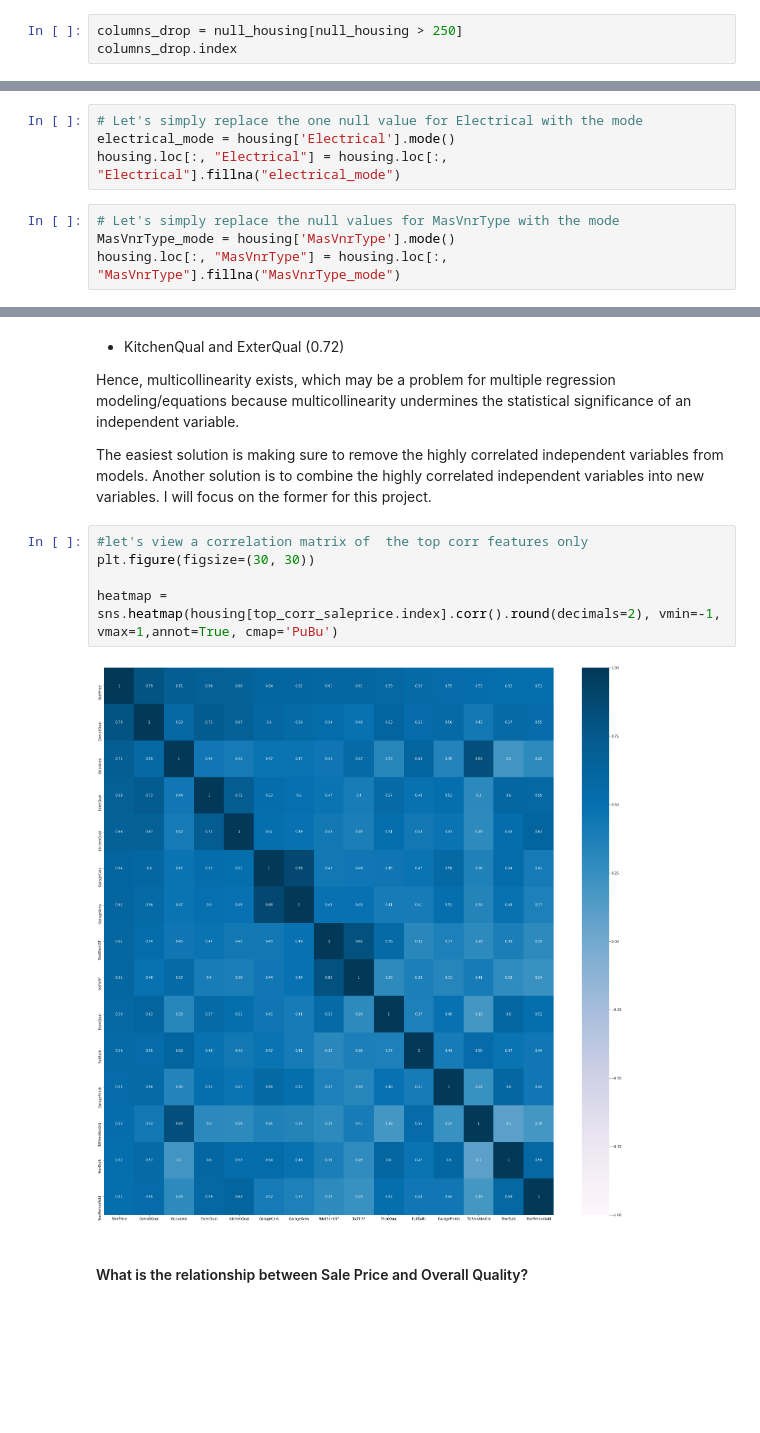
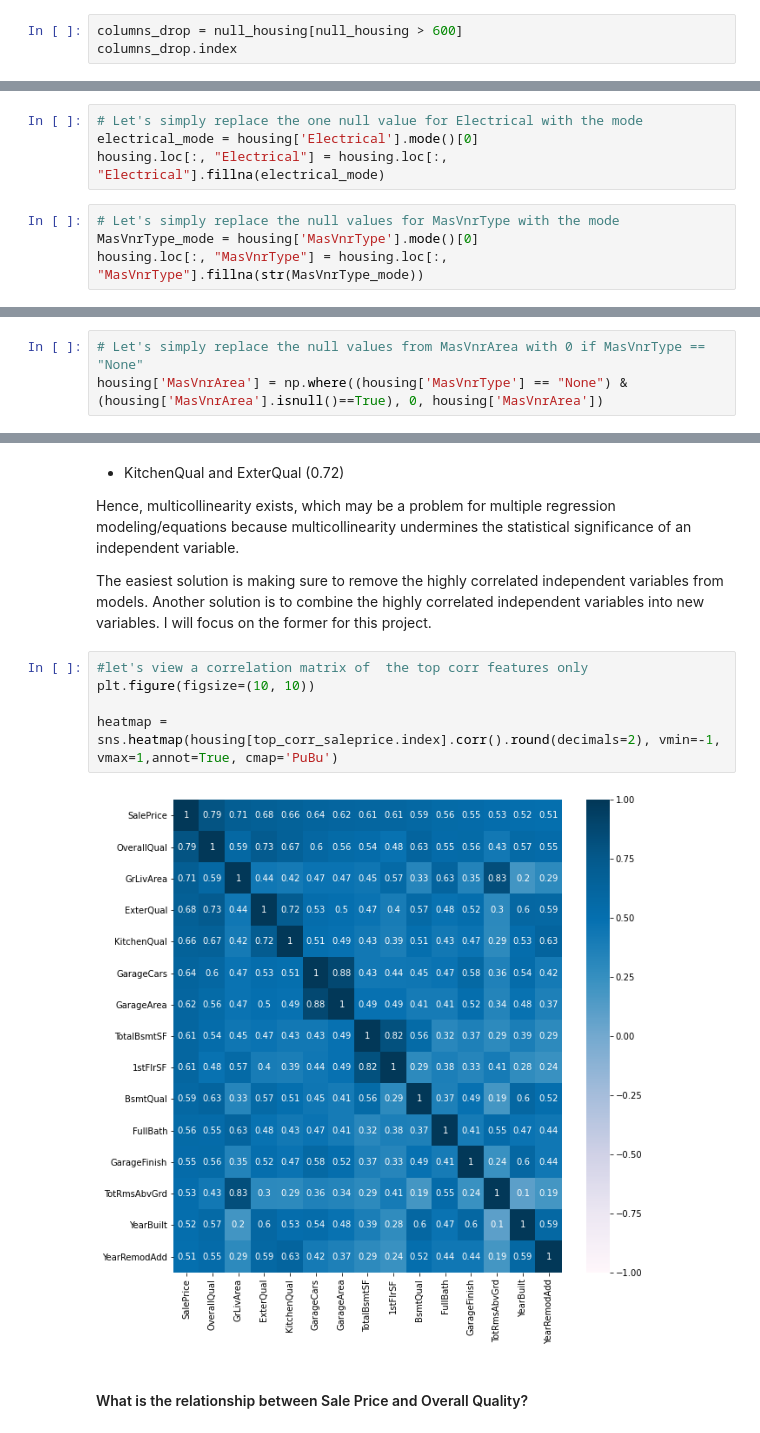
Before and after one commit to CS521-Burstein/final-project-alexmao0501, a Jupyter notebook: finalprojectv2.ipynb, the cells around one changed output, grey strips where cells are left out. Cells and saved outputs as stored; diff of their text form; blank space fills up the shorter version.

```diff
--- a/finalprojectv2.ipynb
+++ b/finalprojectv2.ipynb
@@ -141,6 +141,6 @@ Let's remove the columns that we won't be interested given the high amount of nu
 
 We can also deduce that the reason behind the high quantity of nulls for these columns is due to the fact the these features may not be present in all houses. In other words not all houses have pools, alleys, fences, fireplaces.
 # %%
-columns_drop = null_housing[null_housing > 250]
+columns_drop = null_housing[null_housing > 600]
 columns_drop.index
 # %% [output]
@@ -210,9 +203,9 @@ Handling remaining nulls for the following variables:
 - MasVnrType
 # %%
 # Let's simply replace the one null value for Electrical with the mode
-electrical_mode = housing['Electrical'].mode()
-housing.loc[:, "Electrical"] = housing.loc[:, "Electrical"].fillna("electrical_mode")
+electrical_mode = housing['Electrical'].mode()[0]
+housing.loc[:, "Electrical"] = housing.loc[:, "Electrical"].fillna(electrical_mode)
 # %%
 # Let's simply replace the null values for MasVnrType with the mode
-MasVnrType_mode = housing['MasVnrType'].mode()
-housing.loc[:, "MasVnrType"] = housing.loc[:, "MasVnrType"].fillna("MasVnrType_mode")
+MasVnrType_mode = housing['MasVnrType'].mode()[0]
+housing.loc[:, "MasVnrType"] = housing.loc[:, "MasVnrType"].fillna(str(MasVnrType_mode))
@@ -218,0 +228,3 @@ housing.loc[:, "MasVnrType"] = housing.loc[:, "MasVnrType"].fillna("MasVnrType_m
+# %%
+# Let's simply replace the null values from MasVnrArea with 0 if MasVnrType == "None"
+housing['MasVnrArea'] = np.where((housing['MasVnrType'] == "None") & (housing['MasVnrArea'].isnull()==True), 0, housing['MasVnrArea'])
@@ -468,11 +506,11 @@ Hence, multicollinearity exists, which may be a problem for multiple regression
 The easiest solution is making sure to remove the highly correlated independent variables from models. Another solution is to combine the highly correlated independent variables into new variables. I will focus on the former for this project.
 # %%
 #let's view a correlation matrix of  the top corr features only
-plt.figure(figsize=(30, 30))
+plt.figure(figsize=(10, 10))
 
 heatmap = sns.heatmap(housing[top_corr_saleprice.index].corr().round(decimals=2), vmin=-1, vmax=1,annot=True, cmap='PuBu')
 # %% [output]
-[figure, old version]
+[figure, new version]
 # %% [markdown]
 #### What is the relationship between Sale Price and Overall Quality?
 # %%
```
Also changed, not shown: parts of 43 cells of this notebook.
